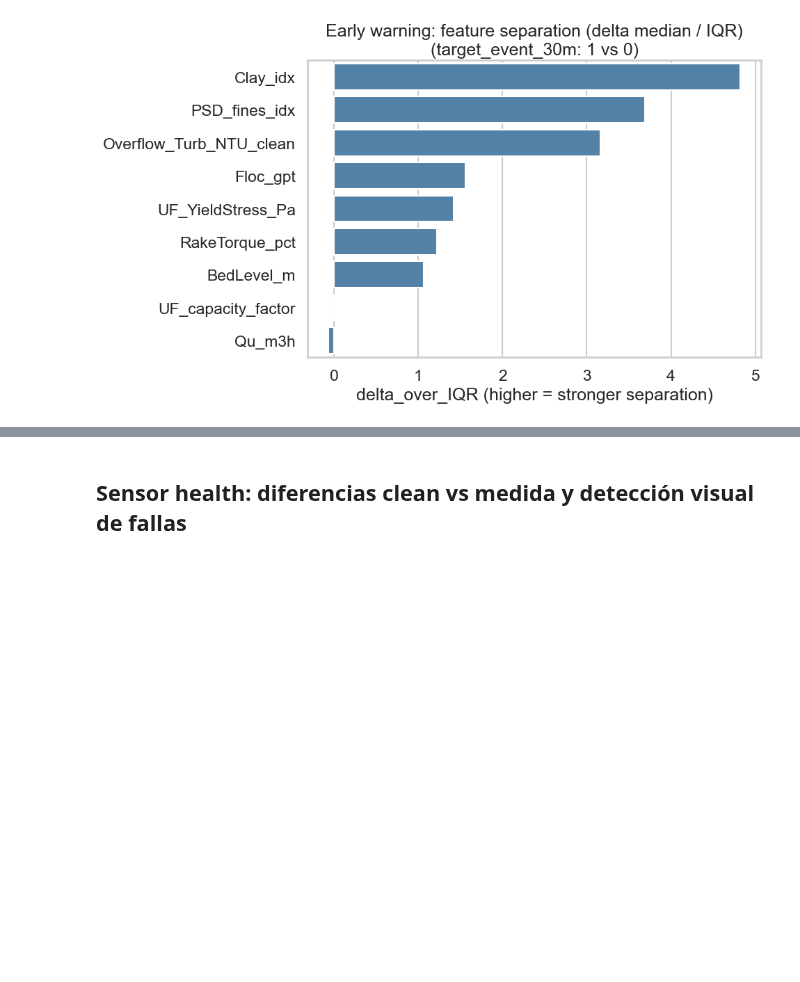
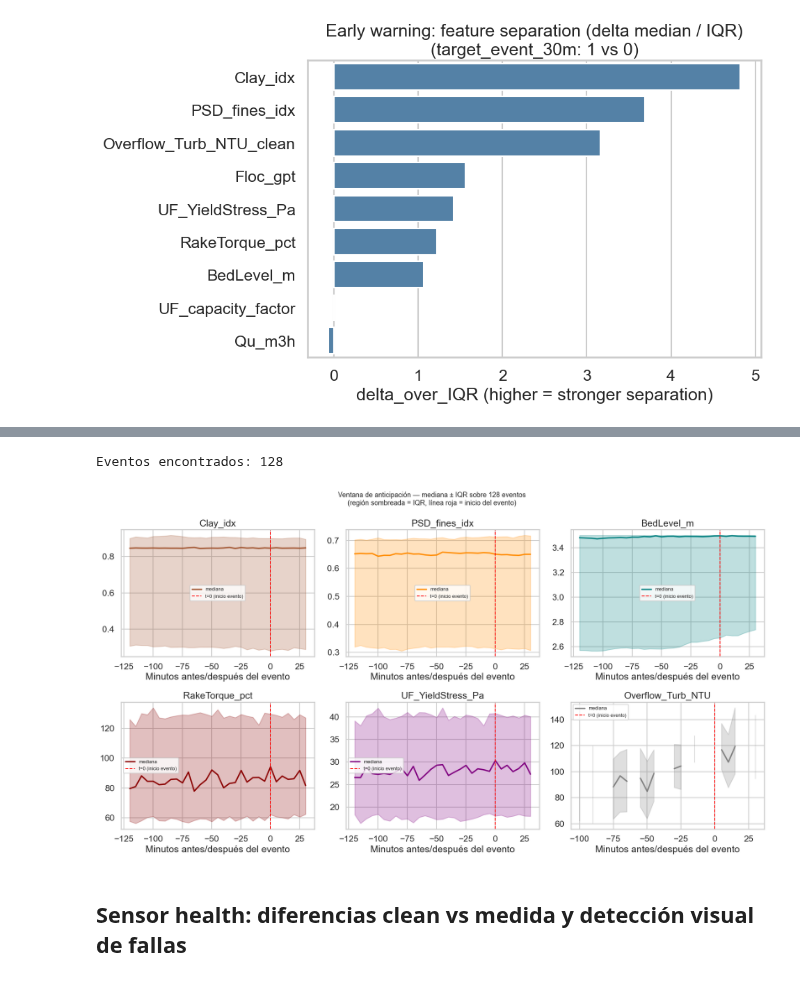
Before and after one commit to MatiasValenzuelaMunoz/Thickener-Water-Recovery-Sentinel-TWS, a Jupyter notebook: notebooks/01_eda.ipynb, the cells around one changed output, grey strips where cells are left out. Saved outputs shown, nothing was run; the diff lists cells and outputs as text; code cells hidden in the pictures; blank space fills up the shorter version.

```diff
--- a/notebooks/01_eda.ipynb
+++ b/notebooks/01_eda.ipynb
@@ -314,3 +383,58 @@ plt.show()
+# %%
+df_ts = df.set_index("timestamp").sort_index()
+
+TOP_FEATS = ["Clay_idx", "PSD_fines_idx", "BedLevel_m", "RakeTorque_pct",
+             "UF_YieldStress_Pa", "Overflow_Turb_NTU"]
+
+# Encuentra los inicios de cada evento (transición 0→1 en event_now)
+event_starts_idx = np.where(
+    (df_ts["event_now"].values[1:] == 1) & (df_ts["event_now"].values[:-1] == 0)
+)[0] + 1
+
+LOOK_BACK = 24   # 2h = 24 pasos de 5min
+LOOK_FWD  = 6    # 30min
+
+print(f"Eventos encontrados: {len(event_starts_idx)}")
+
+# Extrae ventanas alineadas por evento
+windows = {f: [] for f in TOP_FEATS}
+for idx in event_starts_idx:
+    if idx - LOOK_BACK < 0 or idx + LOOK_FWD >= len(df_ts):
+        continue
+    for f in TOP_FEATS:
+        w = df_ts[f].iloc[idx - LOOK_BACK: idx + LOOK_FWD + 1].values
+        if len(w) == LOOK_BACK + LOOK_FWD + 1:
+            windows[f].append(w)
+
+steps = np.arange(-LOOK_BACK, LOOK_FWD + 1) * 5  # en minutos
+
+fig, axes = plt.subplots(2, 3, figsize=(18, 10))
+axes = axes.flatten()
+colors = ["sienna", "darkorange", "teal", "darkred", "purple", "gray"]
+
+for ax, feat_name, color in zip(axes, TOP_FEATS, colors):
+    W = np.array(windows[feat_name])
+    median = np.median(W, axis=0)
+    p25    = np.percentile(W, 25, axis=0)
+    p75    = np.percentile(W, 75, axis=0)
+
+    ax.fill_between(steps, p25, p75, alpha=0.25, color=color)
+    ax.plot(steps, median, color=color, lw=2.5, label="mediana")
+    ax.axvline(0, color="red", ls="--", lw=1.5, label="t=0 (inicio evento)")
+    ax.set_title(feat_name)
+    ax.set_xlabel("Minutos antes/después del evento")
+    ax.legend(fontsize=9)
+
+plt.suptitle(
+    f"Ventana de anticipación — mediana ± IQR sobre {len(windows[TOP_FEATS[0]])} eventos\n"
+    "(región sombreada = IQR, línea roja = inicio del evento)",
+    fontsize=13
+)
+plt.tight_layout()
+plt.show()
+# %% [output]
+Eventos encontrados: 128
+[figure, added]
 # %% [markdown]
 ## Sensor health: diferencias clean vs medida y detección visual de fallas
 # %%
```
Also changed, not shown: parts of 4 cells of this notebook, 1 other file.
